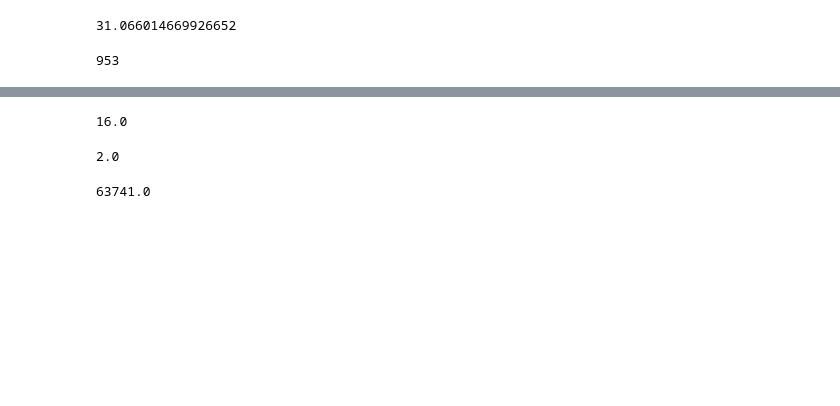
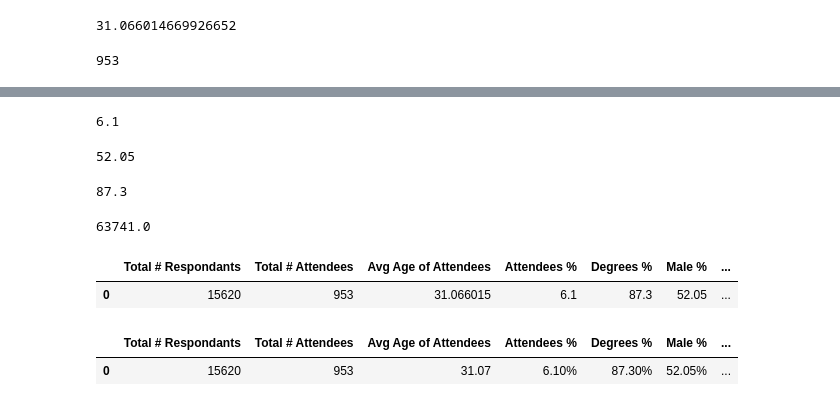
Before and after one commit to citizendez/Pandas_Challenge, a Jupyter notebook: Pandas-Project-Group/Mini-Project-Part-1/project_part_one.ipynb, the cells around one changed output, grey strips where cells are left out. Drawn from its saved outputs; the diff is of its cells as text; code cells hidden in the pictures; blank space fills up the shorter version.

```diff
--- a/Pandas-Project-Group/Mini-Project-Part-1/project_part_one.ipynb
+++ b/Pandas-Project-Group/Mini-Project-Part-1/project_part_one.ipynb
@@ -100,0 +115,4 @@ See the caveats in the documentation: https://pandas.pydata.org/pandas-docs/stab
+# %%
+# Calculate how many attendees hold degrees
+degrees = df_attended['SchoolDegree'].count()
+degrees
@@ -112,6 +135,6 @@ non_binary_count = len(df_attended) - (male_count+female_count)
 # %%
 # Calculate percentage of respondents who attended a bootcamp
-percent_attended = round(len(new_df)/len(df_attended))*100/100
+percent_attended = round((len(df_attended)/len(new_df))*100, 2)
 percent_attended
 # %% [output]
-16.0
+6.1
@@ -123,9 +141,16 @@ perc_non_binary = round((len(new_df)/non_binary_count))*100/100
+# %%
+perc_male = round((male_count/len(df_attended))*100, 2)
+perc_female = round((female_count/len(df_attended))*100, 2)
+perc_non_binary = round((non_binary_count/len(df_attended))*100, 2)
+perc_male
+# %% [output]
+52.05
 # %%
 # Calculate percentage of attendees with a school degree
-attend_degrees = round((len(df_attended)/degree_count))*100/100
-attend_degrees
+percentage_degrees = round((degrees/attended )*100,2)
+percentage_degrees
 # %% [output]
-2.0
+87.3
 # %%
 # 1 Calculate average post-bootcamp salary
 salary = round(df_attended['BootcampPostSalary'].astype(float).mean())*100/100
@@ -135,12 +160,16 @@ salary
 # %%
 # Create a new table consolodating above calculations
 attended_df = pd.DataFrame({"Total # Respondants": [len_respondents],
-                             "Total # Attendees":[len_attended],
-                             "Avg Age of Attendees":[avg_age],
-                             "Attendees %":[percentage_attendees],
+                             "Total # Attendees":[attended],
+                             "Avg Age of Attendees":[avg],
+                             "Attendees %":[percent_attended],
                              "Degrees %":[percentage_degrees],
-                             "Male %":[percentage_male],
-                             "Female %":[percentage_female],
-                             "Other Gender %":[percentage_othergender],
-                             "Avgerage Salary After BC":[avg_salary]
+                             "Male %":[perc_male],
+                             "Female %":[perc_female ],
+                             "Other Gender %":[perc_non_binary],
+                             "Avgerage Salary After BC":[salary]
                             })
+attended_df
+# %% [output]
+|  | Total # Respondants | Total # Attendees | Avg Age of Attendees | Attendees % | Degrees % | Male % | ... |
+| 0 | 15620 | 953 | 31.066015 | 6.1 | 87.3 | 52.05 | ... |
@@ -149,2 +176,15 @@ attended_df = pd.DataFrame({"Total # Respondants": [len_respondents],
+# %%
+# Improve formatting before outputting spreadsheet
+attended_df['Avg Age of Attendees']=attended_df['Avg Age of Attendees'].map('{:.2f}'.format)
+attended_df['Attendees %']=attended_df['Attendees %'].map('{:.2f}%'.format)
+attended_df['Degrees %']=attended_df['Degrees %'].map('{:.2f}%'.format)
+attended_df['Male %']=attended_df['Male %'].map('{:.2f}%'.format)
+attended_df['Female %']=attended_df['Female %'].map('{:.2f}%'.format)
+attended_df['Other Gender %']=attended_df['Other Gender %'].map('{:.2f}%'.format)
+attended_df['Avgerage Salary After BC']=attended_df['Avgerage Salary After BC'].map('${:.2f}'.format)
+attended_df
+# %% [output]
+|  | Total # Respondants | Total # Attendees | Avg Age of Attendees | Attendees % | Degrees % | Male % | ... |
+| 0 | 15620 | 953 | 31.07 | 6.10% | 87.30% | 52.05% | ... |
 # %%
 # Export to Excel
```
Also changed, not shown: parts of 8 cells of this notebook.
